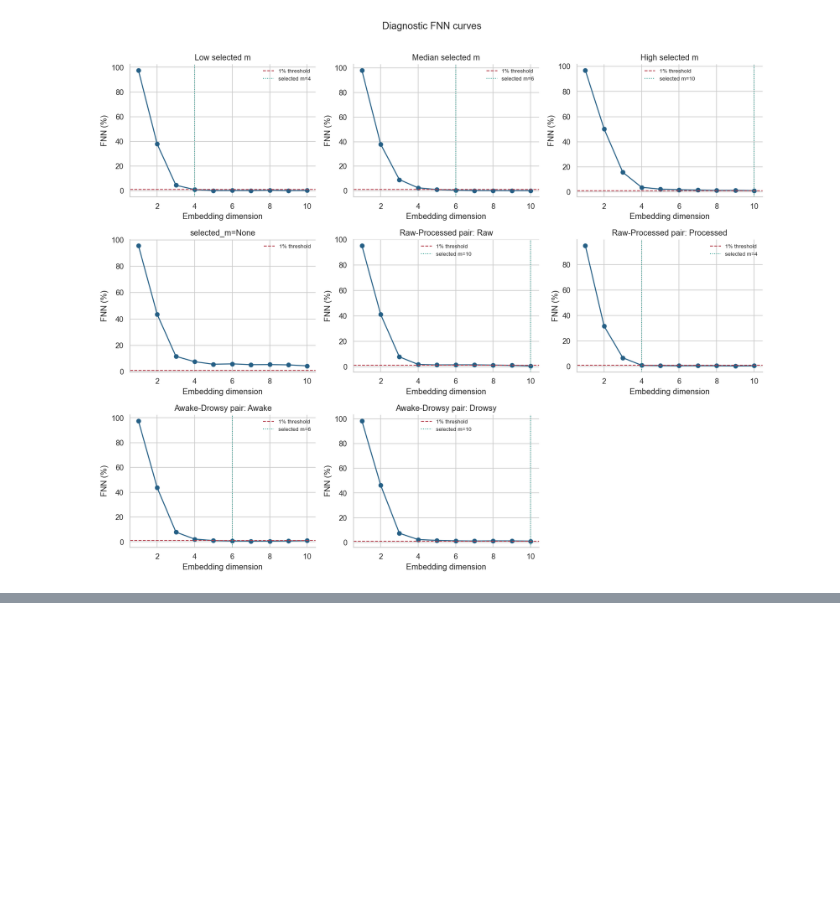
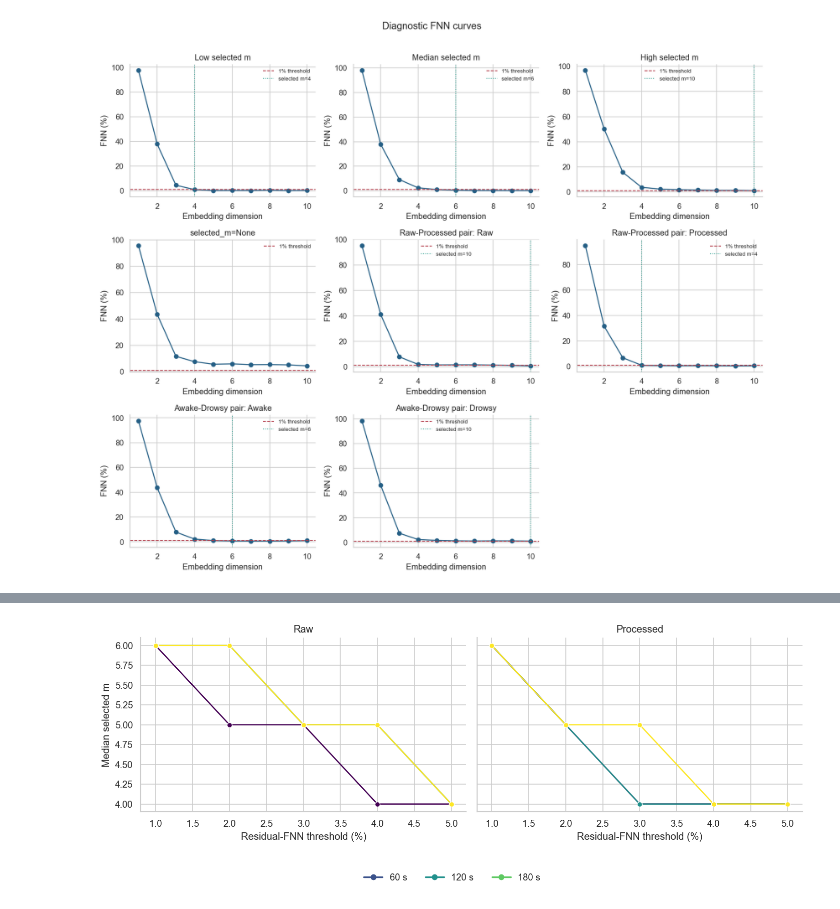
Before and after one commit to Vutu2003/Nonlinear-Time-Series-Analysis, a Jupyter notebook: phase1/notebook/fnn.ipynb, the cells around one changed output, grey strips where cells are left out. Saved outputs shown, nothing was run; the diff lists cells and outputs as text; code cells hidden in the pictures; blank space fills up the shorter version.

```diff
--- a/phase1/notebook/fnn.ipynb
+++ b/phase1/notebook/fnn.ipynb
@@ -1131,0 +1615,82 @@ plt.show()
+# %%
+window_size_summary = selected_summary(
+    threshold_results,
+    ["threshold_pct", "representation", "window_size_s"],
+)
+window_size_summary.to_csv(
+    THRESHOLD_DIR / "fnn_threshold_window_size_summary.csv",
+    index=False,
+)
+size_wide_threshold = session_summary_threshold.pivot_table(
+    index=[
+        "session",
+        "threshold_pct",
+        "label",
+        "representation",
+    ],
+    columns="window_size_s",
+    values="median_m",
+).reset_index()
+size_pair_rows = []
+for size_a, size_b in ((60, 120), (60, 180), (120, 180)):
+    pair = size_wide_threshold.dropna(subset=[size_a, size_b]).copy()
+    pair["abs_delta"] = (pair[size_b] - pair[size_a]).abs()
+    for key, group in pair.groupby(
+        ["threshold_pct", "representation"],
+        observed=True,
+    ):
+        size_pair_rows.append({
+            "threshold_pct": key[0],
+            "representation": key[1],
+            "comparison": f"{size_a} vs {size_b}",
+            "n_pairs": len(group),
+            "median_abs_delta_m": group["abs_delta"].median(),
+            "iqr_abs_delta_m": iqr(group["abs_delta"]),
+            "within_1_pct": 100.0 * group["abs_delta"].le(1).mean(),
+            "spearman_r": safe_spearman(group[size_a], group[size_b]),
+        })
+size_pair_summary = pd.DataFrame(size_pair_rows)
+display(size_pair_summary.style.hide(axis="index"))
+
+figure, axes = plt.subplots(1, 2, figsize=(12, 4.5), sharey=True)
+for axis, representation in zip(axes, ("Raw", "Processed")):
+    subset = window_size_summary[
+        window_size_summary["representation"] == representation
+    ]
+    sns.lineplot(
+        data=subset,
+        x="threshold_pct",
+        y="median_m",
+        hue="window_size_s",
+        marker="o",
+        palette="viridis",
+        legend=False,
+        ax=axis,
+    )
+    axis.set_title(representation)
+    axis.set_xlabel("Residual-FNN threshold (%)")
+    axis.set_ylabel("Median selected m")
+window_handles = [
+    Line2D(
+        [0],
+        [0],
+        color=color,
+        marker="o",
+        linewidth=2,
+    )
+    for color in sns.color_palette("viridis", 3)
+]
+figure.legend(
+    window_handles,
+    ["60 s", "120 s", "180 s"],
+    loc="lower center",
+    bbox_to_anchor=(0.5, -0.02),
+    ncol=3,
+    frameon=False,
+)
+save_figure(
+    figure,
+    "selected_m_by_window_size.png",
+    rect=(0.0, 0.12, 1.0, 1.0),
+)
+# %% [output]
@@ -1131,0 +1714 @@ plt.show()
+[figure, added]
```
Also changed, not shown: parts of 28 cells of this notebook, 21 other files.
